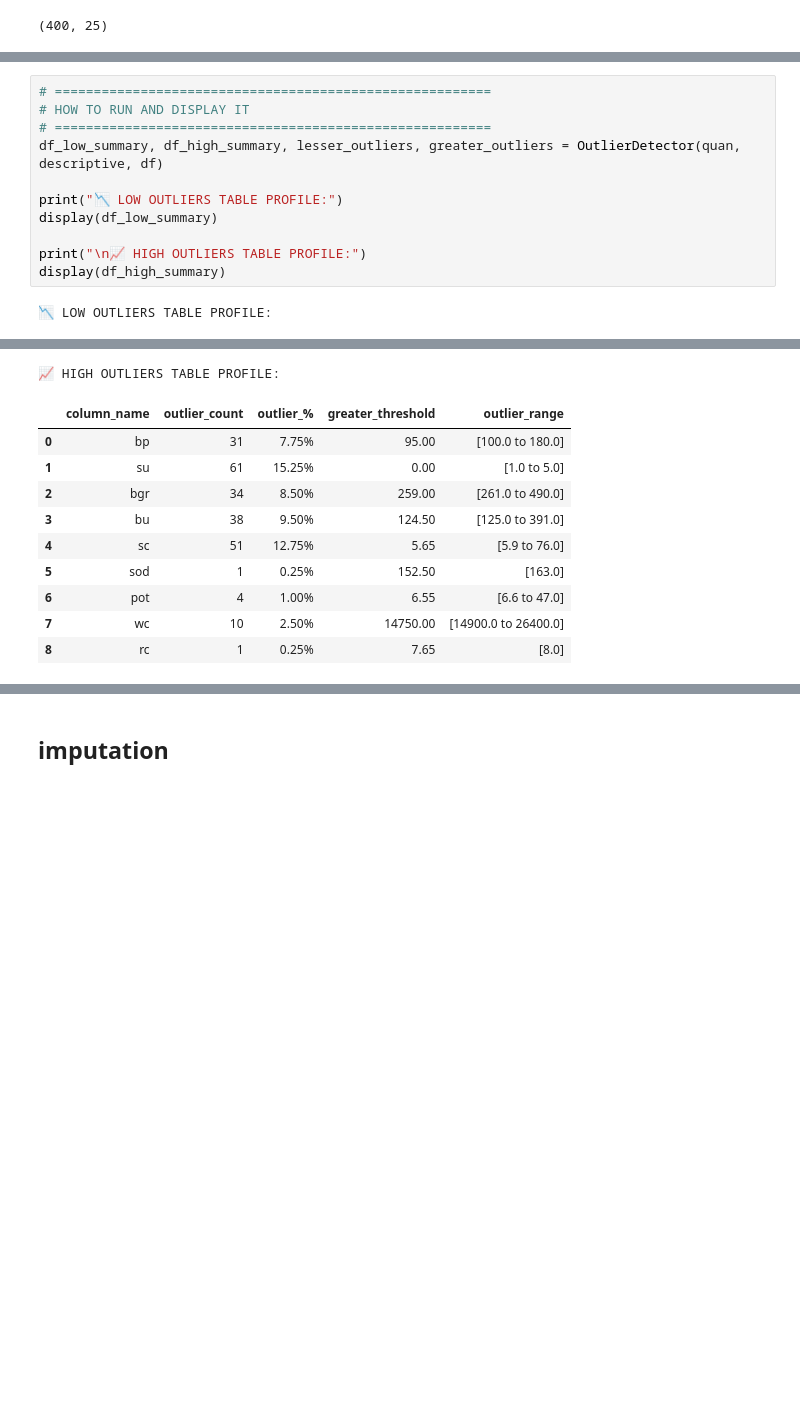
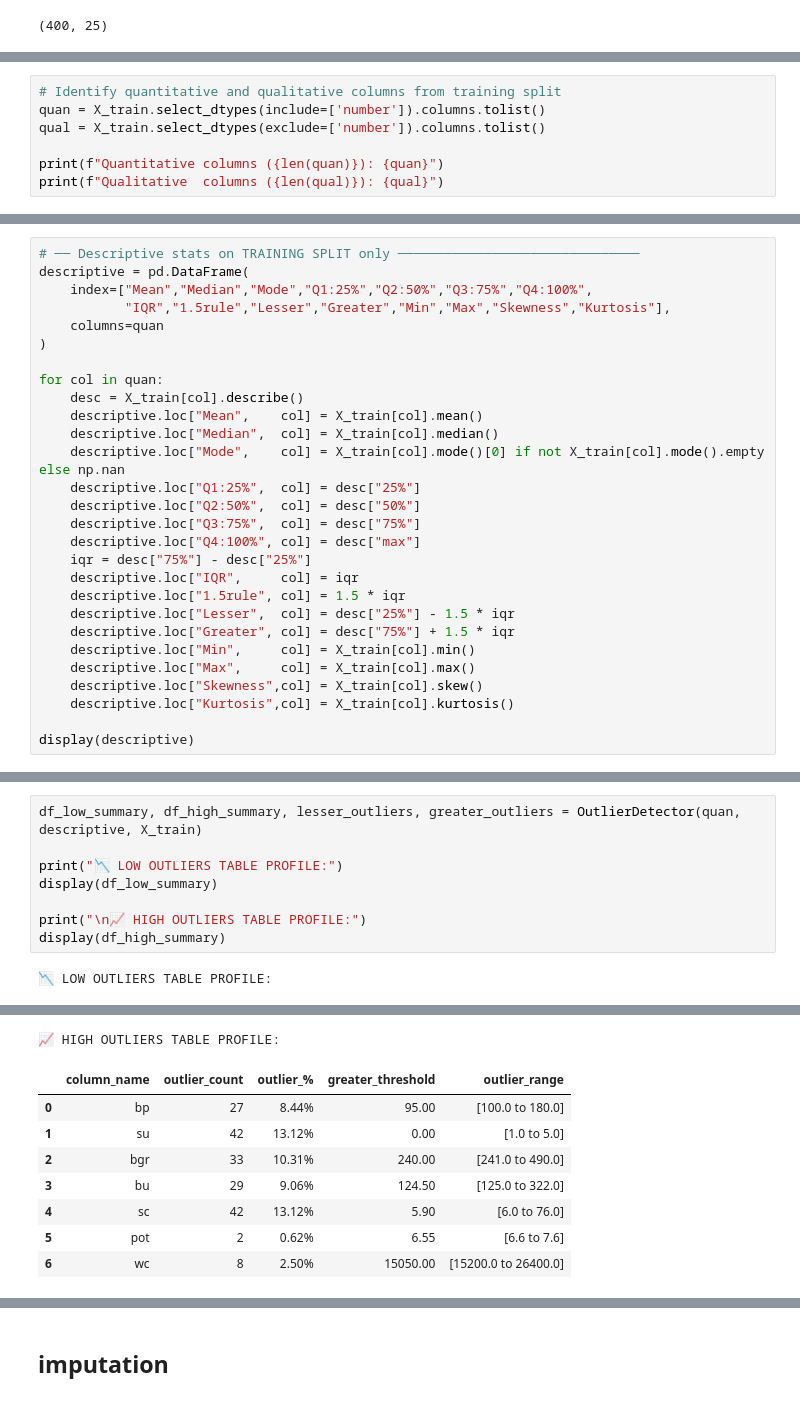
Before and after one commit to ShabeebMhd/CKD_Capstone-Project, a Jupyter notebook: Preprocessing_myself.ipynb, the cells around one changed output, grey strips where cells are left out. Cells and saved outputs as stored; diff of their text form; blank space fills up the shorter version.

```diff
--- a/Preprocessing_myself.ipynb
+++ b/Preprocessing_myself.ipynb
@@ -439,0 +289,7 @@ descriptive
+# %%
+# Identify quantitative and qualitative columns from training split
+quan = X_train.select_dtypes(include=['number']).columns.tolist()
+qual = X_train.select_dtypes(exclude=['number']).columns.tolist()
+
+print(f"Quantitative columns ({len(quan)}): {quan}")
+print(f"Qualitative  columns ({len(qual)}): {qual}")
@@ -439,0 +299,28 @@ descriptive
+# %%
+# ── Descriptive stats on TRAINING SPLIT only ───────────────────────────────
+descriptive = pd.DataFrame(
+    index=["Mean","Median","Mode","Q1:25%","Q2:50%","Q3:75%","Q4:100%",
+           "IQR","1.5rule","Lesser","Greater","Min","Max","Skewness","Kurtosis"],
+    columns=quan
+)
+
+for col in quan:
+    desc = X_train[col].describe()
+    descriptive.loc["Mean",    col] = X_train[col].mean()
+    descriptive.loc["Median",  col] = X_train[col].median()
+    descriptive.loc["Mode",    col] = X_train[col].mode()[0] if not X_train[col].mode().empty else np.nan
+    descriptive.loc["Q1:25%",  col] = desc["25%"]
+    descriptive.loc["Q2:50%",  col] = desc["50%"]
+    descriptive.loc["Q3:75%",  col] = desc["75%"]
+    descriptive.loc["Q4:100%", col] = desc["max"]
+    iqr = desc["75%"] - desc["25%"]
+    descriptive.loc["IQR",     col] = iqr
+    descriptive.loc["1.5rule", col] = 1.5 * iqr
+    descriptive.loc["Lesser",  col] = desc["25%"] - 1.5 * iqr
+    descriptive.loc["Greater", col] = desc["75%"] + 1.5 * iqr
+    descriptive.loc["Min",     col] = X_train[col].min()
+    descriptive.loc["Max",     col] = X_train[col].max()
+    descriptive.loc["Skewness",col] = X_train[col].skew()
+    descriptive.loc["Kurtosis",col] = X_train[col].kurtosis()
+
+display(descriptive)
@@ -494,9 +415,6 @@ def OutlierDetector(Quan, descriptive_df, data_df):
     return df_low, df_high, LesserOut, GreaterOut
 # %%
-# ========================================================
-# HOW TO RUN AND DISPLAY IT
-# ========================================================
-df_low_summary, df_high_summary, lesser_outliers, greater_outliers = OutlierDetector(quan, descriptive, df)
+df_low_summary, df_high_summary, lesser_outliers, greater_outliers = OutlierDetector(quan, descriptive, X_train)
 
 print("📉 LOW OUTLIERS TABLE PROFILE:")
 display(df_low_summary)
@@ -514,11 +432,9 @@ display(df_high_summary)
 📈 HIGH OUTLIERS TABLE PROFILE:
 |  | column_name | outlier_count | outlier_% | greater_threshold | outlier_range |
-| 0 | bp | 31 | 7.75% | 95.00 | [100.0 to 180.0] |
-| 1 | su | 61 | 15.25% | 0.00 | [1.0 to 5.0] |
-| 2 | bgr | 34 | 8.50% | 259.00 | [261.0 to 490.0] |
-| 3 | bu | 38 | 9.50% | 124.50 | [125.0 to 391.0] |
-| 4 | sc | 51 | 12.75% | 5.65 | [5.9 to 76.0] |
-| 5 | sod | 1 | 0.25% | 152.50 | [163.0] |
-| 6 | pot | 4 | 1.00% | 6.55 | [6.6 to 47.0] |
-| 7 | wc | 10 | 2.50% | 14750.00 | [14900.0 to 26400.0] |
-| 8 | rc | 1 | 0.25% | 7.65 | [8.0] |
+| 0 | bp | 27 | 8.44% | 95.00 | [100.0 to 180.0] |
+| 1 | su | 42 | 13.12% | 0.00 | [1.0 to 5.0] |
+| 2 | bgr | 33 | 10.31% | 240.00 | [241.0 to 490.0] |
+| 3 | bu | 29 | 9.06% | 124.50 | [125.0 to 322.0] |
+| 4 | sc | 42 | 13.12% | 5.90 | [6.0 to 76.0] |
+| 5 | pot | 2 | 0.62% | 6.55 | [6.6 to 7.6] |
+| 6 | wc | 8 | 2.50% | 15050.00 | [15200.0 to 26400.0] |
```
Also changed, not shown: parts of 68 cells of this notebook.
